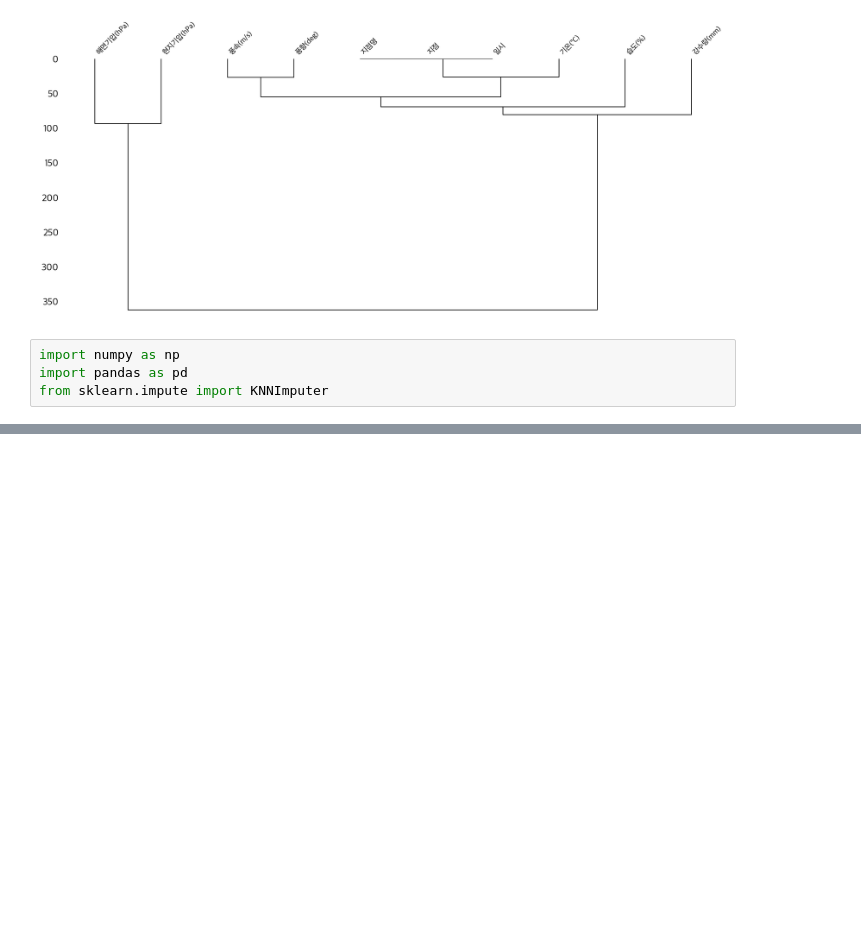
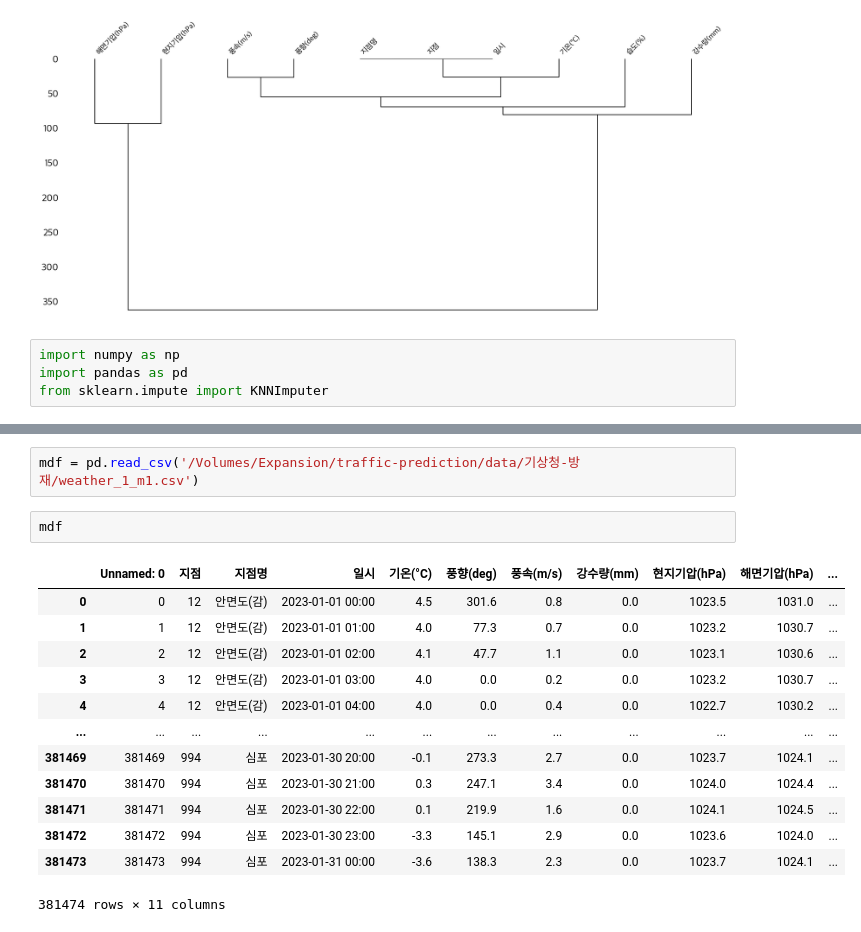
Before and after one commit to danawls/traffic_models, a Jupyter notebook: missing_data/modify/기상청-방재/2023_1.ipynb, the cells around one changed output, grey strips where cells are left out. Drawn from its saved outputs; the diff is of its cells as text; blank space fills up the shorter version.

```diff
--- a/missing_data/modify/기상청-방재/2023_1.ipynb
+++ b/missing_data/modify/기상청-방재/2023_1.ipynb
@@ -71,0 +144,18 @@ print(df)
+# %%
+mdf = pd.read_csv('/Volumes/Expansion/traffic-prediction/data/기상청-방재/weather_1_m1.csv')
+# %%
+mdf
+# %% [output]
+|  | Unnamed: 0 | 지점 | 지점명 | 일시 | 기온(°C) | 풍향(deg) | 풍속(m/s) | 강수량(mm) | 현지기압(hPa) | 해면기압(hPa) | ... |
+| 0 | 0 | 12 | 안면도(감) | 2023-01-01 00:00 | 4.5 | 301.6 | 0.8 | 0.0 | 1023.5 | 1031.0 | ... |
+| 1 | 1 | 12 | 안면도(감) | 2023-01-01 01:00 | 4.0 | 77.3 | 0.7 | 0.0 | 1023.2 | 1030.7 | ... |
+| 2 | 2 | 12 | 안면도(감) | 2023-01-01 02:00 | 4.1 | 47.7 | 1.1 | 0.0 | 1023.1 | 1030.6 | ... |
+| 3 | 3 | 12 | 안면도(감) | 2023-01-01 03:00 | 4.0 | 0.0 | 0.2 | 0.0 | 1023.2 | 1030.7 | ... |
+| 4 | 4 | 12 | 안면도(감) | 2023-01-01 04:00 | 4.0 | 0.0 | 0.4 | 0.0 | 1022.7 | 1030.2 | ... |
+| ... | ... | ... | ... | ... | ... | ... | ... | ... | ... | ... | ... |
+| 381469 | 381469 | 994 | 심포 | 2023-01-30 20:00 | -0.1 | 273.3 | 2.7 | 0.0 | 1023.7 | 1024.1 | ... |
+| 381470 | 381470 | 994 | 심포 | 2023-01-30 21:00 | 0.3 | 247.1 | 3.4 | 0.0 | 1024.0 | 1024.4 | ... |
+| 381471 | 381471 | 994 | 심포 | 2023-01-30 22:00 | 0.1 | 219.9 | 1.6 | 0.0 | 1024.1 | 1024.5 | ... |
+| 381472 | 381472 | 994 | 심포 | 2023-01-30 23:00 | -3.3 | 145.1 | 2.9 | 0.0 | 1023.6 | 1024.0 | ... |
+| 381473 | 381473 | 994 | 심포 | 2023-01-31 00:00 | -3.6 | 138.3 | 2.3 | 0.0 | 1023.7 | 1024.1 | ... |
+381474 rows × 11 columns
```
Also changed, not shown: parts of 6 cells of this notebook, 4 other files.
